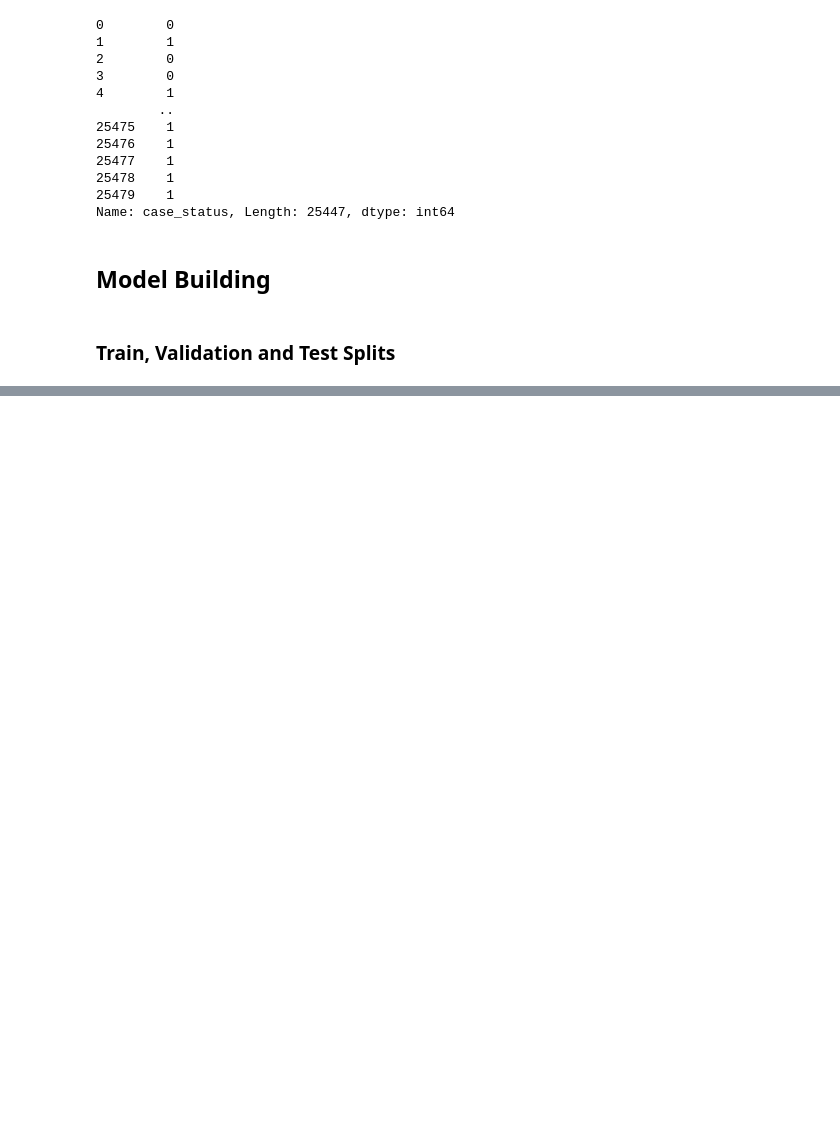
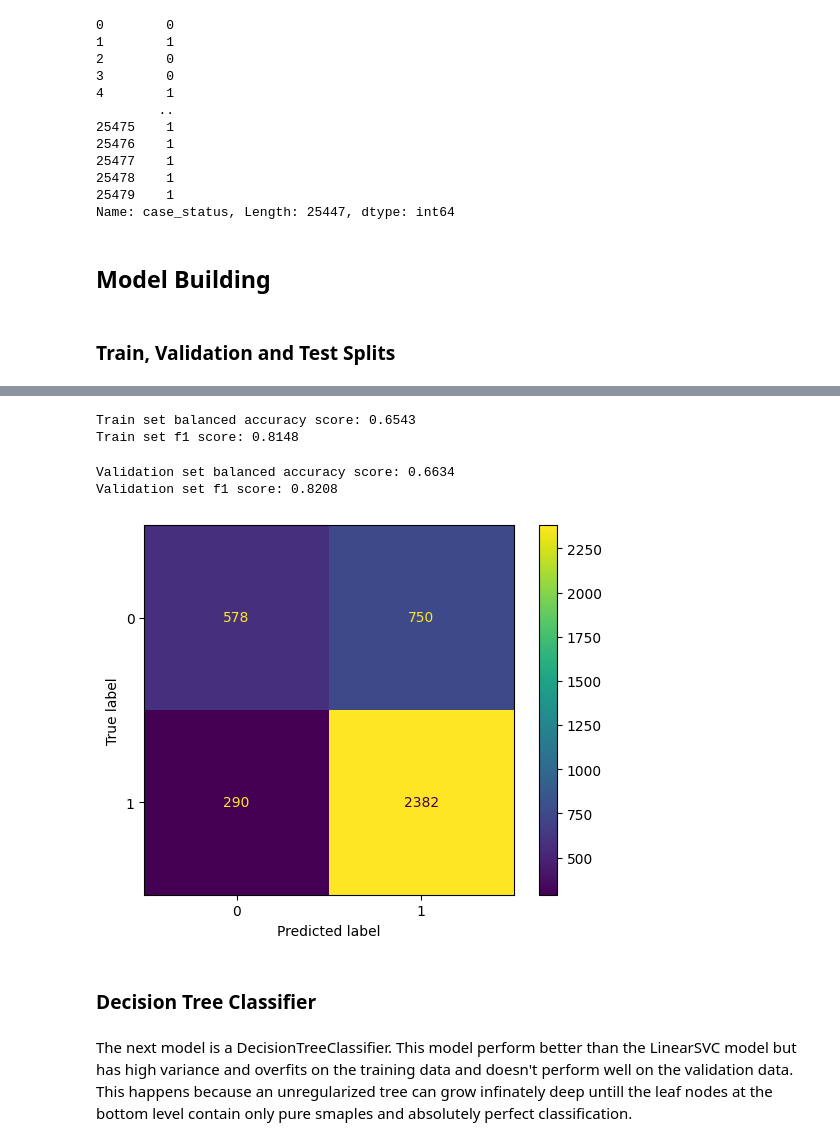
Before and after one commit to webmaster99-stack/us-visa-approval-prediction, a Jupyter notebook: notebooks/feature_engineering_and_modeling.ipynb, the cells around one changed output, grey strips where cells are left out. Saved outputs shown, nothing was run; the diff lists cells and outputs as text; code cells hidden in the pictures; blank space fills up the shorter version.

Commit message:
Add model training section

```diff
--- a/notebooks/feature_engineering_and_modeling.ipynb
+++ b/notebooks/feature_engineering_and_modeling.ipynb
@@ -128,3 +132,22 @@ Name: case_status, Length: 25447, dtype: int64
 # %%
 visa_attributes = us_visa_data.drop(columns=target_column) # Input features
 visa_target = us_visa_data[target_column] # Target column
+
+attributes_train_and_val, attributes_test, target_train_and_val, target_test = train_test_split(
+    visa_attributes,
+    visa_target,
+    test_size=0.2,
+    stratify=visa_target,
+    random_state=42
+)
+
+attributes_train, attributes_val, target_train, target_val = train_test_split(
+    attributes_train_and_val,
+    target_train_and_val,
+    test_size=4000,
+    stratify=target_train_and_val,
+    random_state=42
+)
+
+print(attributes_train_and_val.shape, attributes_test.shape, target_train_and_val.shape, target_test.shape)
+print(attributes_train.shape, attributes_val.shape, target_train.shape, target_val.shape)
@@ -130,0 +175,8 @@ visa_target = us_visa_data[target_column] # Target column
+# %%
+base_pipeline = Pipeline([
+    ("transform", transformer),
+    # A simple model with no learning capacity to serve as baseline for later comparison
+    ("model", DummyClassifier(strategy="most_frequent"))
+])
+
+base_pipeline.fit(attributes_train, target_train)
@@ -130,0 +214,8 @@ visa_target = us_visa_data[target_column] # Target column
+# %%
+svm_pipeline = Pipeline([
+    ("transform", transformer),
+    # A more complex linear model with a good performance both for categorical and numeric features
+    ("model", LinearSVC(random_state=42))
+])
+
+svm_pipeline.fit(attributes_train, target_train)
@@ -130,0 +240,27 @@ visa_target = us_visa_data[target_column] # Target column
+# %%
+train_accuracy = balanced_accuracy_score(target_train, svm_pipeline.predict(attributes_train))
+train_f1_score = f1_score(target_train, svm_pipeline.predict(attributes_train))
+
+print(f"Train set balanced accuracy score: {train_accuracy:.4f}")
+print(f"Train set f1 score: {train_f1_score:.4f}")
+# %% [output]
+Train set balanced accuracy score: 0.6543
+Train set f1 score: 0.8148
+# %%
+val_accuracy = balanced_accuracy_score(target_val, svm_pipeline.predict(attributes_val))
+val_f1_score = f1_score(target_val, svm_pipeline.predict(attributes_val))
+
+print(f"Validation set balanced accuracy score: {val_accuracy:.4f}")
+print(f"Validation set f1 score: {val_f1_score:.4f}")
+# %% [output]
+Validation set balanced accuracy score: 0.6634
+Validation set f1 score: 0.8208
+# %%
+ConfusionMatrixDisplay.from_estimator(svm_pipeline, attributes_val, target_val)
+plt.show()
+# %% [output]
+[figure, added]
+# %% [markdown]
+### Decision Tree Classifier
+# %% [markdown]
+The next model is a DecisionTreeClassifier. This model perform better than the LinearSVC model but has high variance and overfits on the training data and doesn't perform well on the validation data. This happens because an unregularized tree can grow infinately deep untill the leaf nodes at the bottom level contain only pure smaples and  absolutely perfect classification.
```
Also changed, not shown: parts of 22 cells of this notebook, 1 other file.
